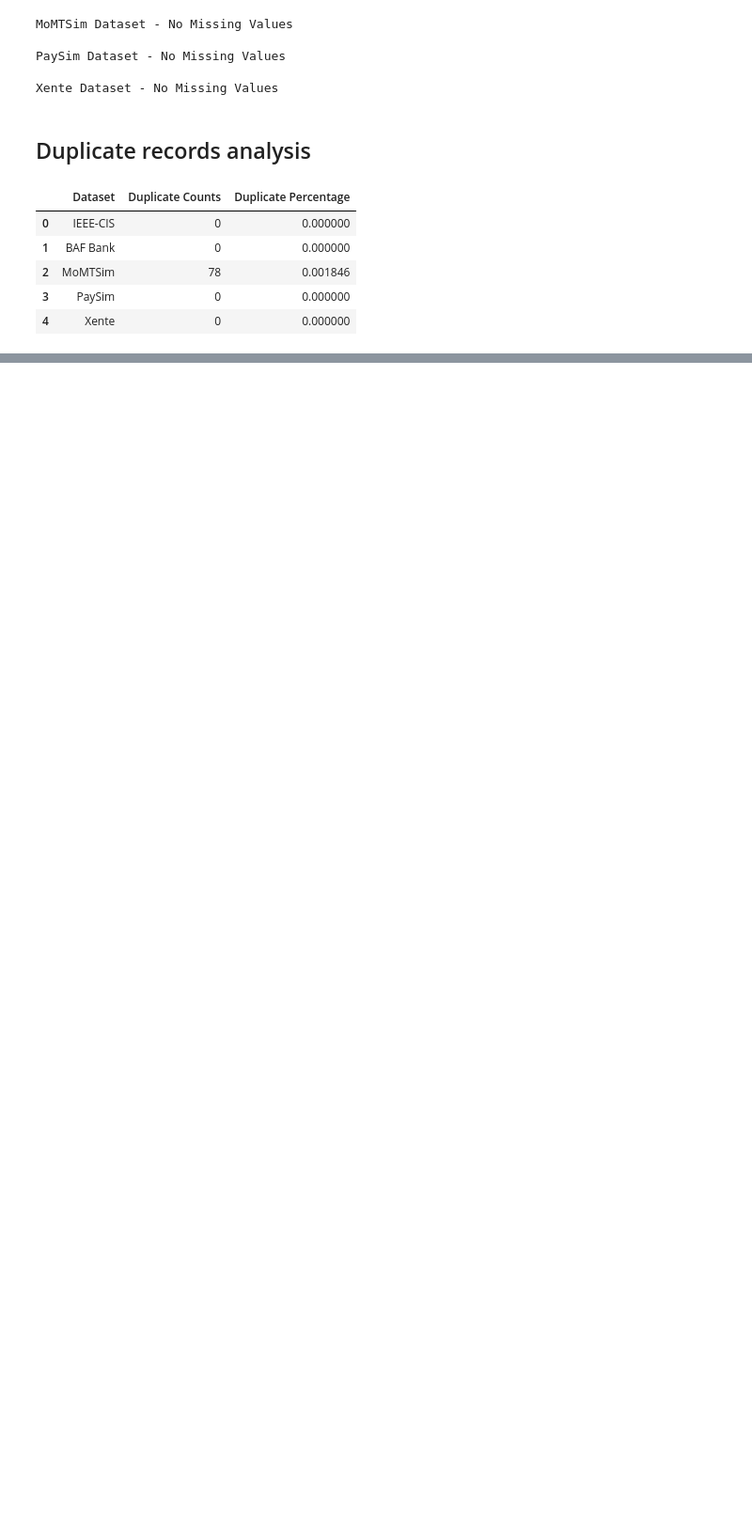
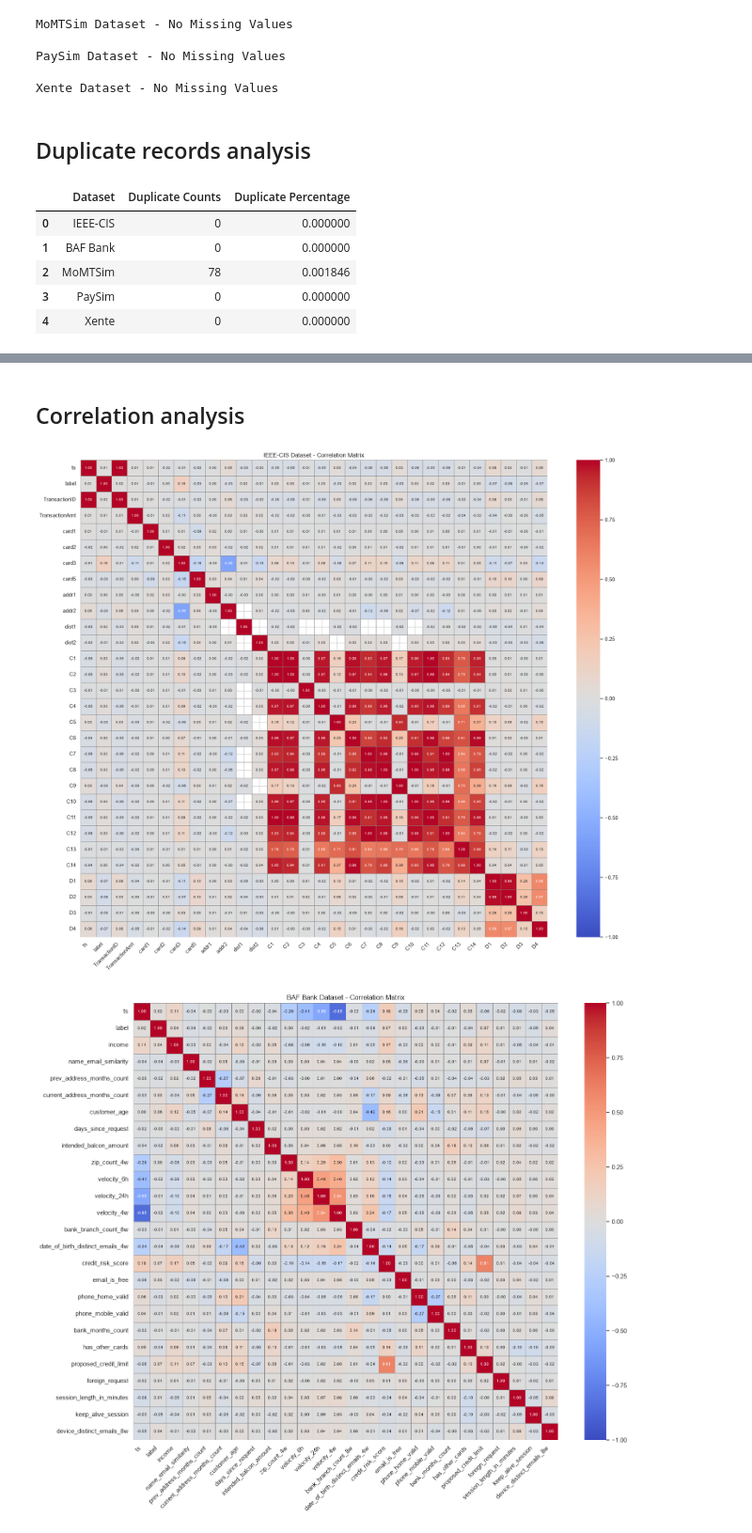
Before and after one commit to mostofa89/Intelligent-Fraud-Detection-System, a Jupyter notebook: itelligentFraudDetection.ipynb, the cells around one changed output, grey strips where cells are left out. Shown at 94% size. Saved outputs shown, nothing was run; the diff lists cells and outputs as text; code cells hidden in the pictures; blank space fills up the shorter version.

```diff
--- a/itelligentFraudDetection.ipynb
+++ b/itelligentFraudDetection.ipynb
@@ -244,0 +562,41 @@ display(duplicate_df)
+# %% [markdown]
+## Correlation analysis
+# %%
+for name, df in datasets.items():
+    numerical_df = df.select_dtypes(include=[np.number, "bool"])
+    numerical_df = numerical_df.loc[ : , numerical_df.nunique(dropna=False) > 1]
+
+    if numerical_df.shape[1] < 2:
+        print(f"\n{name} Dataset - Not enough numerical features for correlation analysis.")
+        continue
+
+    if numerical_df.shape[1] > 30:
+        numerical_df = numerical_df.iloc[ : , : 30]
+
+
+    if len(numerical_df) > 200_000:
+        numerical_df = numerical_df.sample(200_000, random_state=42)
+
+    correlation = numerical_df.astype(float).corr()
+
+    n = correlation.shape[0]
+    plt.figure(figsize=(max(10, n * 0.6), max(8, n * 0.5)))
+    sns.heatmap(
+        correlation,
+        cmap="coolwarm",
+        center=0,
+        vmin=-1,
+        annot=True,
+        fmt=".2f",
+        annot_kws={"size": 7 if n > 15 else 9},
+        linewidths=0.5,
+        linecolor="gray",
+    )
+
+    plt.title(f"{name} Dataset - Correlation Matrix")
+    plt.xticks(rotation=45, ha="right")
+    plt.tight_layout()
+    plt.show()
+# %% [output]
+[figure, added]
+[figure, added]
```
Also changed, not shown: parts of 25 cells of this notebook.
